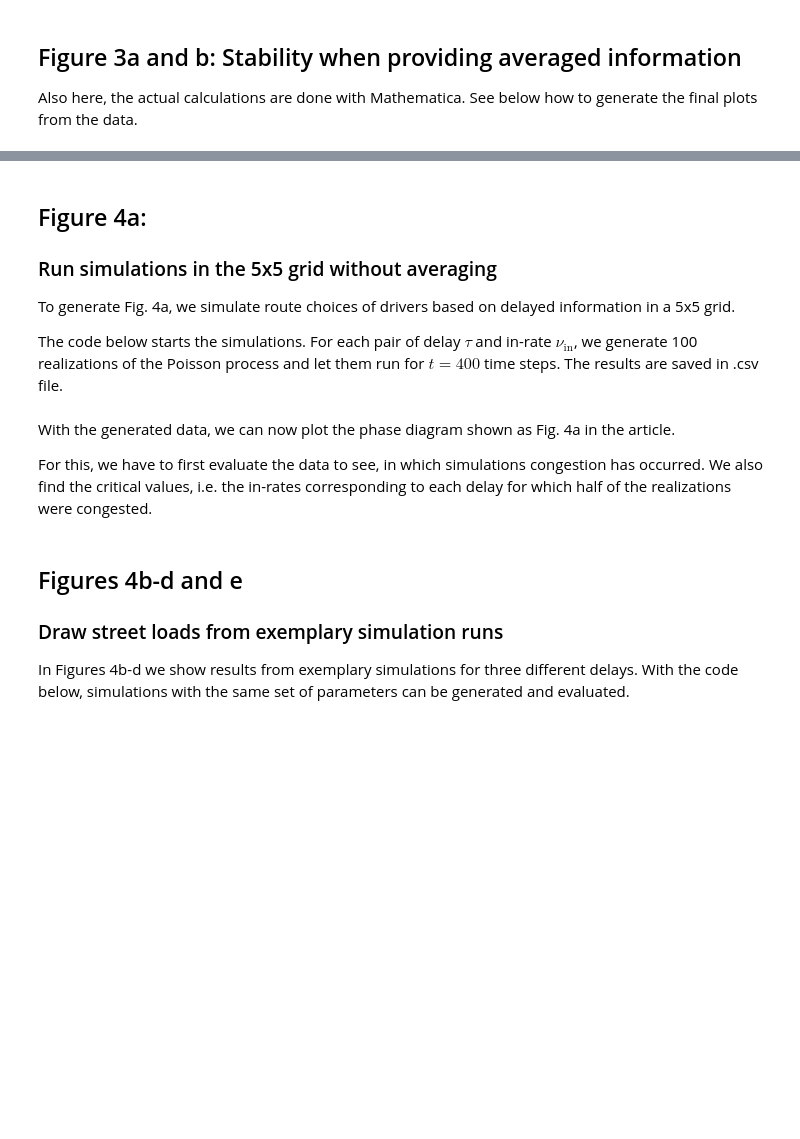
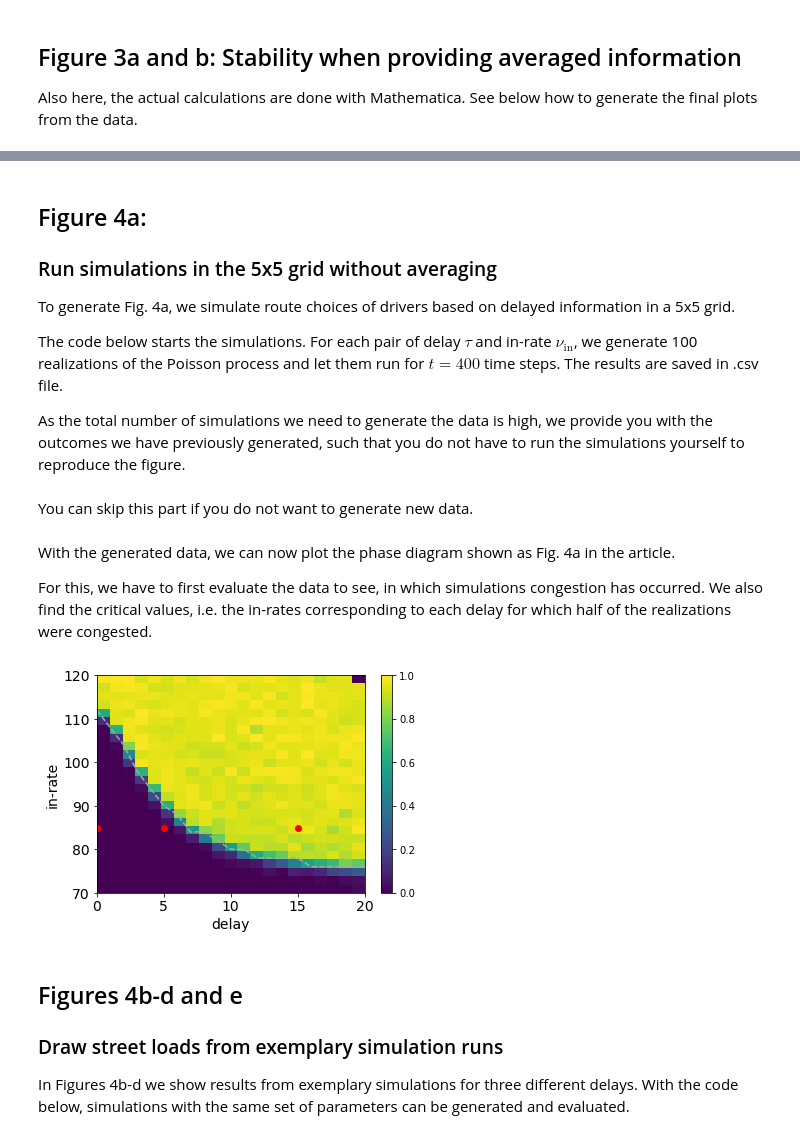
Before and after one commit to PhysicsOfMobility/delay_induced_congestion, a Jupyter notebook: GenerateResults.ipynb, the cells around one changed output, grey strips where cells are left out. Saved outputs shown, nothing was run; the diff lists cells and outputs as text; code cells hidden in the pictures; blank space fills up the shorter version.

```diff
--- a/GenerateResults.ipynb
+++ b/GenerateResults.ipynb
@@ -79,6 +89,8 @@ plots.plot_crit_inrates_time_averaging(tau1file, tau5file, tau10file)
  To generate Fig. 4a, we simulate route choices of drivers based on delayed information in a 5x5 grid.
 
  The code below starts the simulations. For each pair of delay $\tau$ and in-rate $\nu_\text{in}$, we generate 100 realizations of the Poisson process and let them run for $t=400$ time steps. The results are saved in .csv file.
+
+As the total number of simulations we need to generate the data is high, we provide you with the outcomes we have previously generated, such that you do not have to run the simulations yourself to reproduce the figure.
 # %%
 # simulation parameters
 runtime = 400
@@ -86,15 +98,6 @@ inrate_vals = np.arange(70, 122, 2)
 delay_vals = range(0, 21)
 fraction_informed = 1
 num_repetitions = 100
-outcomefile = "congestion_params_rep100_tmax400.csv"
-
-congestion_params.run_sims(
-    until=runtime,
-    rs=inrate_vals,
-    delays=delay_vals,
-    fs=[fraction_informed],
-    pointlist=None,
-    repetitions=num_repetitions,
-    pickledir=None,
-    outcomefn=outcomefile,
-)
+outcomefile = "data/congestion_params_rep100_tmax400.csv"
+# %% [markdown]
+You can skip this part if you do not want to generate new data.
@@ -110,3 +120,10 @@ stability_matrix.plot_phaseplot_noavg(stab_matrix, critline)
+# %%
+stability_matrix_nt.phaseplot(outcomefile,
+                             rs = inrate_vals,
+                             delays=delay_vals,
+                             num_repetitions=num_repetitions)
+# %% [output]
+[figure, added]
 # %% [markdown]
  ## Figures 4b-d and e
  ### Draw street loads from exemplary simulation runs
```
Also changed, not shown: parts of 27 cells of this notebook, 4 other files.
